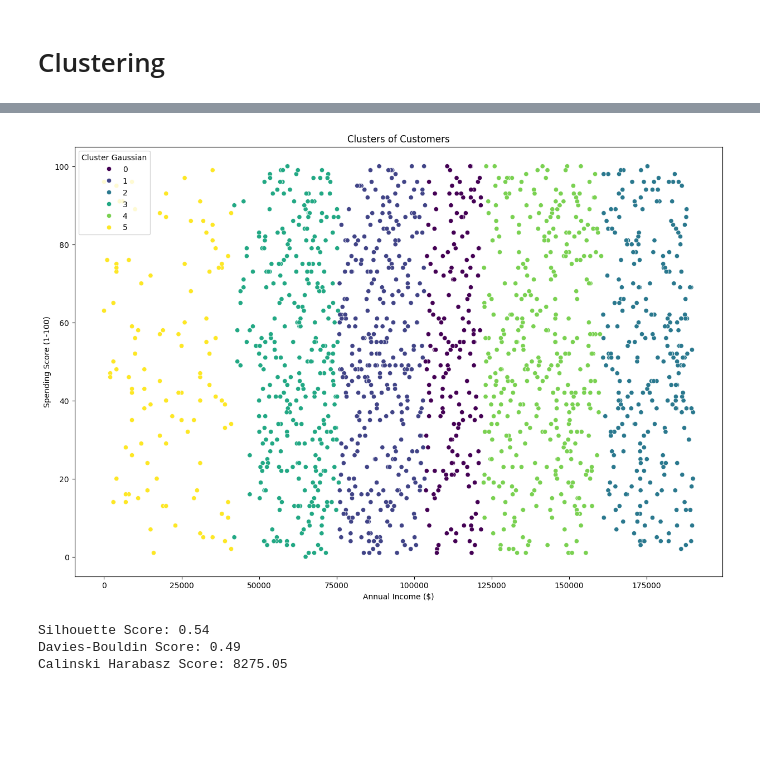
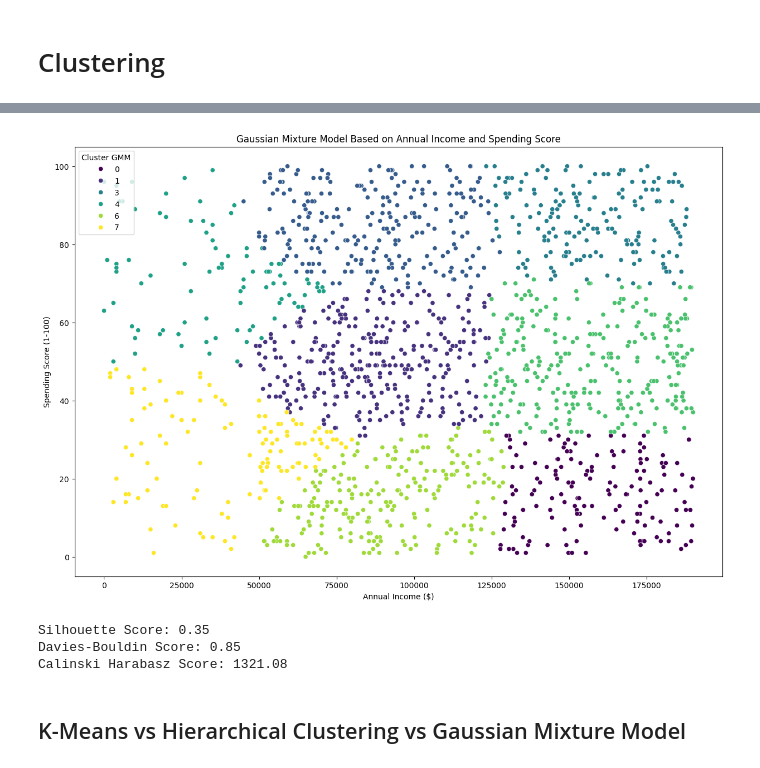
Before and after one commit to Bluxen/DA-Project2, a Jupyter notebook: 13_Shop_Customer_Data.ipynb, the cells around one changed output, grey strips where cells are left out. Saved outputs shown, nothing was run; the diff lists cells and outputs as text; code cells hidden in the pictures; blank space fills up the shorter version.

```diff
--- a/13_Shop_Customer_Data.ipynb
+++ b/13_Shop_Customer_Data.ipynb
@@ -455,3 +457,7 @@ print(customers_processed.head())
+# %%
+# scaling the data
+scaler = MinMaxScaler()
+customers_scaled = pd.DataFrame(scaler.fit_transform(customers_processed), columns=customers_processed.columns, index=customers_processed.index)
 # %% [markdown]
 # Correlation Analysis
 # %%
@@ -487,0 +479,2 @@ plt.show()
+# %%
+features = customers_scaled[['Annual Income ($)', 'Spending Score (1-100)']]
@@ -517,0 +581,2 @@ Calinski Harabasz Score: 9168.38
+# %%
+features = customers_scaled[['Annual Income ($)', 'Spending Score (1-100)']]
@@ -547,0 +683,12 @@ Calinski Harabasz Score: 4484.19
+# %%
+# calculate best number of clusters using silhouette score, davies bouldin score, and calinski harabasz score
+gmm_silhouette_scores = []
+gmm_davies_bouldin_scores = []
+gmm_calinski_harabasz_scores = []
+
+for i in range(2, 11):
+    gmm = GaussianMixture(n_components=i, random_state=17)
+    customers_processed['Cluster GMM'] = gmm.fit_predict(features)
+    gmm_silhouette_scores.append(silhouette_score(features, customers_processed['Cluster GMM']))
+    gmm_davies_bouldin_scores.append(davies_bouldin_score(features, customers_processed['Cluster GMM']))
+    gmm_calinski_harabasz_scores.append(calinski_harabasz_score(features, customers_processed['Cluster GMM']))
@@ -548,28 +755,26 @@ Calinski Harabasz Score: 4484.19
 # %%
-# gaussian mixture clustering
-gaussian = GaussianMixture(n_components=6)
-customers_processed['Cluster Gaussian'] = gaussian.fit_predict(customers_processed)
+# Gaussian Mixture Model
+gmm = GaussianMixture(n_components=8, random_state=17)
+customers_processed['Cluster GMM'] = gmm.fit_predict(features)
 
-# plot clusters
+# scatter plot
 plt.figure(figsize=(15,10))
-sns.scatterplot(x='Annual Income ($)', y='Spending Score (1-100)', hue='Cluster Gaussian', data=customers_processed, palette='viridis')
-plt.title('Clusters of Customers')
+sns.scatterplot(x='Annual Income ($)', y='Spending Score (1-100)', hue='Cluster GMM', data=customers_processed, palette='viridis')
+plt.title('Gaussian Mixture Model Based on Annual Income and Spending Score')
 plt.show()
 
-# silhouette score
-gaussian_silhouette_score = silhouette_score(customers_processed, customers_processed['Cluster Gaussian'])
+# evaluation metrics
+gmm_silhouette_score = silhouette_score(features, customers_processed['Cluster GMM'])
+gmm_davies_bouldin_score = davies_bouldin_score(features, customers_processed['Cluster GMM'])
+gmm_calinski_harabasz_score = calinski_harabasz_score(features, customers_processed['Cluster GMM'])
 
-# davies bouldin score
-gaussian_davies_bouldin_score = davies_bouldin_score(customers_processed, customers_processed['Cluster Gaussian'])
-
-# calinski harabasz score
-gaussian_calinski_harabasz_score = calinski_harabasz_score(customers_processed, customers_processed['Cluster Gaussian'])
-
-print('Silhouette Score: {:.2f}'.format(gaussian_silhouette_score))
-print('Davies-Bouldin Score: {:.2f}'.format(gaussian_davies_bouldin_score))
-print('Calinski Harabasz Score: {:.2f}'.format(gaussian_calinski_harabasz_score))
+print('Silhouette Score: {:.2f}'.format(gmm_silhouette_score))
+print('Davies-Bouldin Score: {:.2f}'.format(gmm_davies_bouldin_score))
+print('Calinski Harabasz Score: {:.2f}'.format(gmm_calinski_harabasz_score))
 # %% [output]
-[figure, old version]
+[figure, new version]
-Silhouette Score: 0.54
-Davies-Bouldin Score: 0.49
-Calinski Harabasz Score: 8275.05
+Silhouette Score: 0.35
+Davies-Bouldin Score: 0.85
+Calinski Harabasz Score: 1321.08
+# %% [markdown]
+## K-Means vs Hierarchical Clustering vs Gaussian Mixture Model
```
Also changed, not shown: parts of 26 cells of this notebook.
